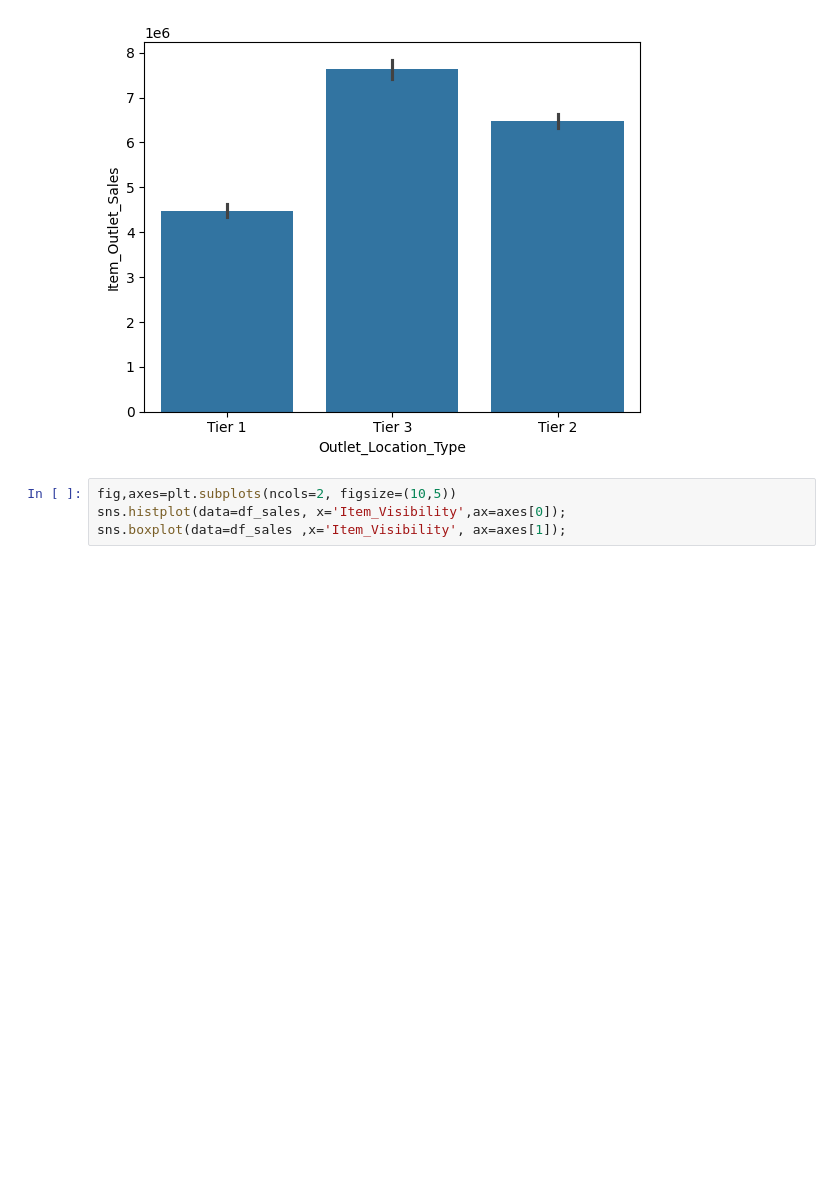
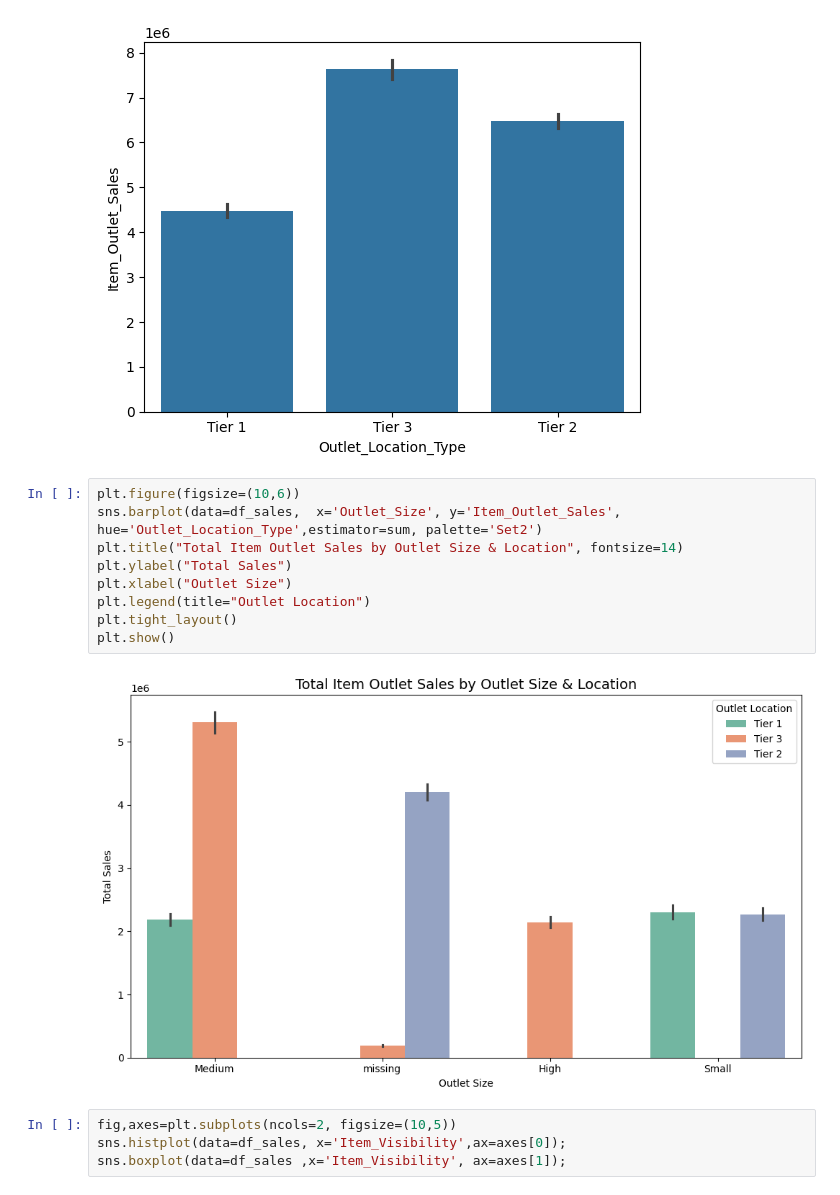
Before and after one commit to SophiaSansur/Prediction-of-Product-Sales, a Jupyter notebook: Copy_of_prediction_of_sales.ipynb, the cells around one changed output. Cells and saved outputs as stored; diff of their text form; blank space fills up the shorter version.

```diff
--- a/Copy_of_prediction_of_sales.ipynb
+++ b/Copy_of_prediction_of_sales.ipynb
@@ -260,6 +268,17 @@ sns.barplot(data=df_sales, x='Outlet_Location_Type', y='Item_Outlet_Sales', esti
 # %% [output]
 <Axes: xlabel='Outlet_Location_Type', ylabel='Item_Outlet_Sales'>
 [figure]
+# %%
+plt.figure(figsize=(10,6))
+sns.barplot(data=df_sales,  x='Outlet_Size', y='Item_Outlet_Sales', hue='Outlet_Location_Type',estimator=sum, palette='Set2')
+plt.title("Total Item Outlet Sales by Outlet Size & Location", fontsize=14)
+plt.ylabel("Total Sales")
+plt.xlabel("Outlet Size")
+plt.legend(title="Outlet Location")
+plt.tight_layout()
+plt.show()
+# %% [output]
+[figure, added]
 # %%
 fig,axes=plt.subplots(ncols=2, figsize=(10,5))
 sns.histplot(data=df_sales, x='Item_Visibility',ax=axes[0]);
```
Also changed, not shown: parts of 2 cells of this notebook.
